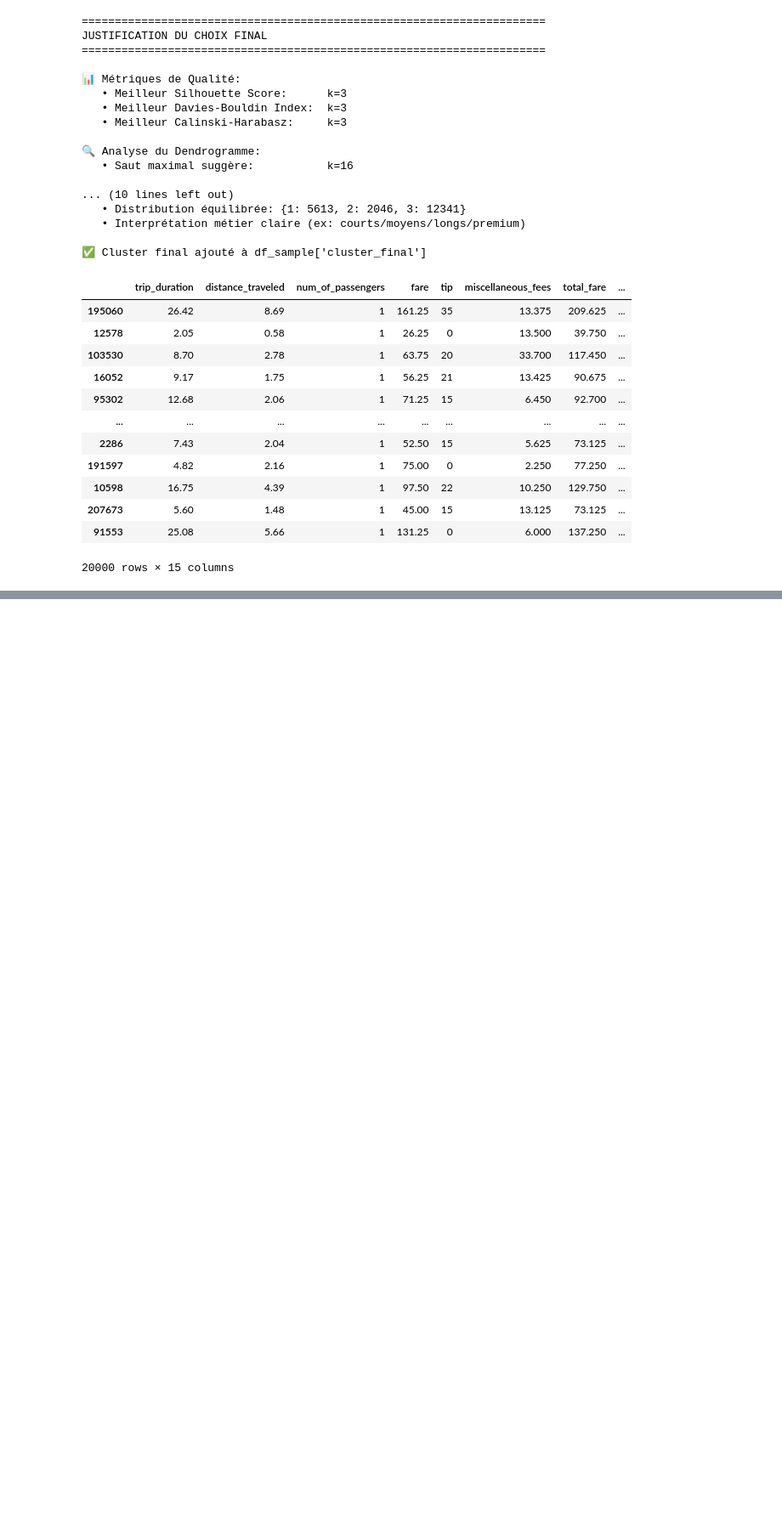
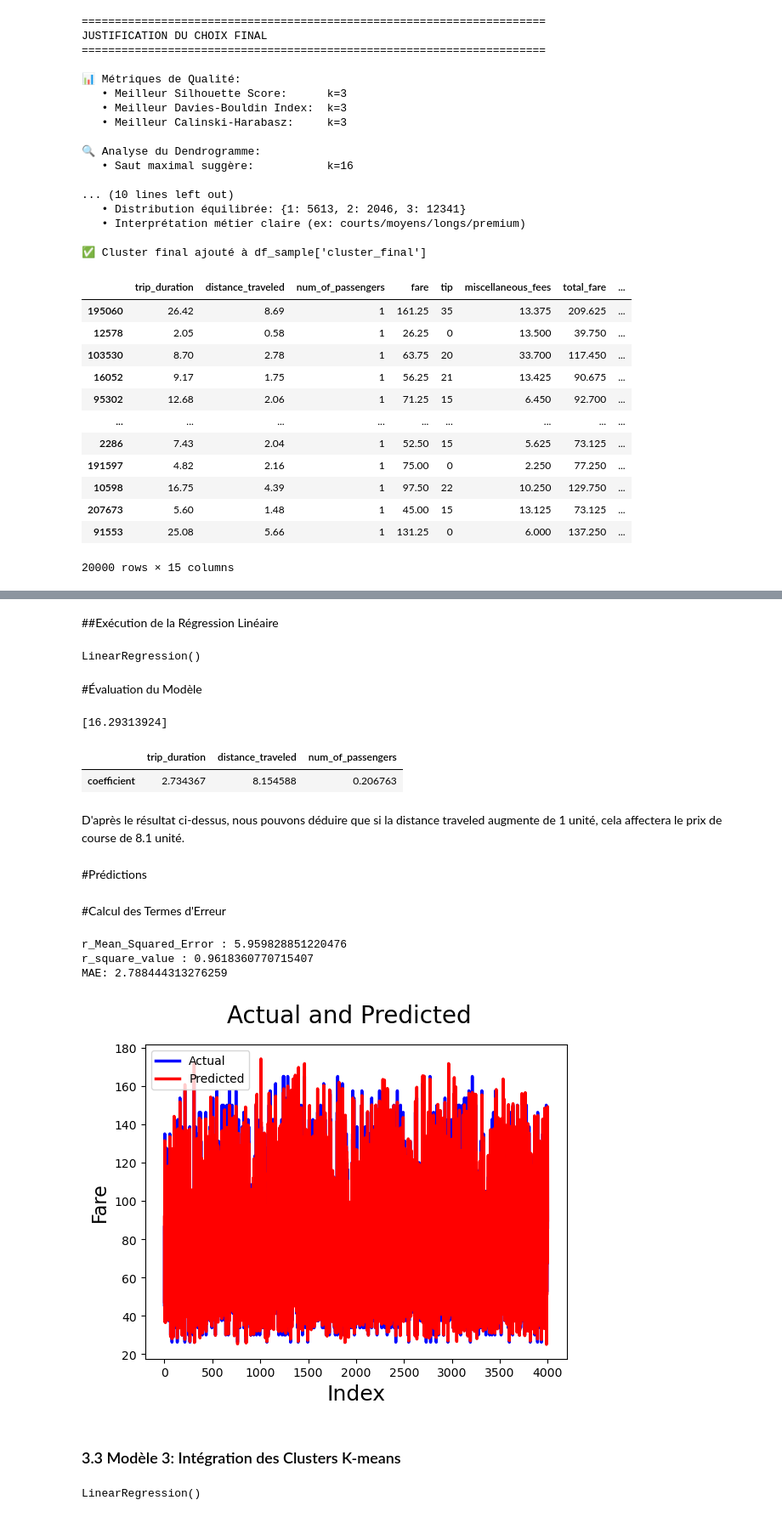
Before and after one commit to Hafaiedh-Habib/Machine-Learning-Project, a Jupyter notebook: Projet.ipynb, the cells around one changed output, grey strips where cells are left out. Shown at 85% size. Cells and saved outputs as stored; diff of their text form; code cells hidden in the pictures; blank space fills up the shorter version.

Commit message:
partie 3 : linear regression

```diff
--- a/Projet.ipynb
+++ b/Projet.ipynb
@@ -1003,0 +1037,35 @@ df_sample
+# %%
+X_train, X_test, y_train, y_test = train_test_split(x, y, train_size=0.8 , random_state=100)
+# %% [markdown]
+##Exécution de la Régression Linéaire
+# %%
+# Représenter LinearRegression comme lr (Créer un objet LinearRegression)
+lm = LinearRegression()
+# %%
+# Ajuster le modèle aux données d'entraînement
+lm.fit(X_train,y_train)
+# %% [output]
+LinearRegression()
+# %% [markdown]
+#Évaluation du Modèle
+# %%
+# Afficher l'ordonnée à l'origine
+print(lm.intercept_)
+# %% [output]
+[16.29313924]
+# %%
+# Afficher les coefficients pour chaque variable caractéristique
+coeff_df = pd.DataFrame(lm.coef_, columns=X_test.columns, index=['coefficient'])
+coeff_df
+# %% [output]
+|  | trip_duration | distance_traveled | num_of_passengers |
+| coefficient | 2.734367 | 8.154588 | 0.206763 |
+# %% [markdown]
+D'après le résultat ci-dessus, nous pouvons déduire que si la distance traveled augmente de 1 unité, cela affectera le prix de course de 8.1 unité.
+# %% [markdown]
+#Prédictions
+# %%
+# Faire des prédictions en utilisant le modèle
+y_pred = lm.predict(X_test)
+# %% [markdown]
+#Calcul des Termes d'Erreur
@@ -1003,0 +1081,23 @@ df_sample
+# %%
+print('r_Mean_Squared_Error :' ,rmse)
+print('r_square_value :',r_squared)
+print('MAE:', mae)
+# %% [output]
+r_Mean_Squared_Error : 5.959828851220476
+r_square_value : 0.9618360770715407
+MAE: 2.788444313276259
+# %%
+c = list(range(len(y_test)))
+
+fig = plt.figure()
+plt.plot(c,y_test, color="blue", linewidth=2.5, linestyle="-")
+plt.plot(c,y_pred, color="red",  linewidth=2.5, linestyle="-")
+fig.suptitle('Actual and Predicted', fontsize=20)
+plt.xlabel('Index', fontsize=18)
+plt.ylabel('Fare', fontsize=16)
+plt.legend(['Actual','Predicted'])
+plt.show()
+# %% [output]
+[figure, added]
+# %% [markdown]
+### 3.3 Modèle 3: Intégration des Clusters K-means
@@ -1003,0 +1127,6 @@ df_sample
+# %%
+lm1.fit(X1_train,y1_train)
+lm2.fit(X2_train,y2_train)
+lm3.fit(X3_train,y3_train)
+# %% [output]
+LinearRegression()
```
Also changed, not shown: parts of 30 cells of this notebook.
